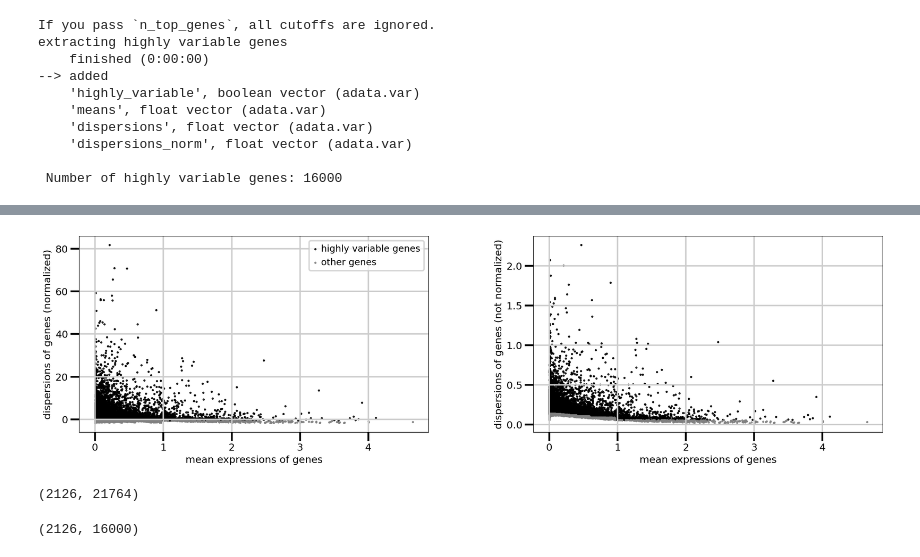
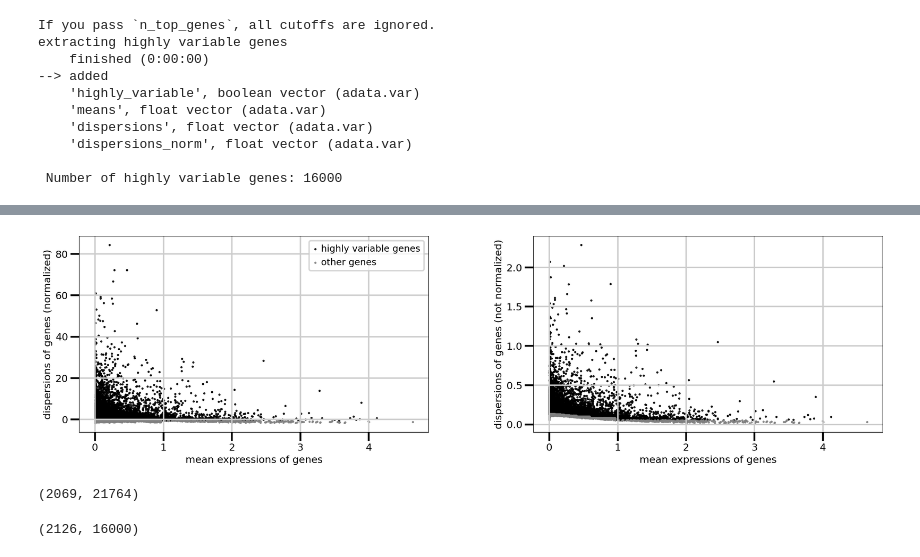
Before and after one commit to ilo21/single_cell_sequencing, a Jupyter notebook: my_new_analysis/campari_II_data_agregation.ipynb, the cells around one changed output, grey strips where cells are left out. Cells and saved outputs as stored; diff of their text form; code cells hidden in the pictures.

```diff
--- a/my_new_analysis/campari_II_data_agregation.ipynb
+++ b/my_new_analysis/campari_II_data_agregation.ipynb
@@ -616,0 +624,35 @@ Number of genes after: 21764
+# %%
+
+# MISSING_GENES = ["Avil", "Syn1"]
+# list of indexes of cells that don't have above genes
+all_zero_indexes = []
+for i,g in enumerate(MISSING_GENES):
+    # find column index of that gene
+    idx = np.where(adata.var['gene_name'] == g)[0][0]
+    print(g,idx)
+    # transform sparce matrix to array to be able to access each cell by index
+    x = adata.X.toarray()
+    zero_expression_indexes = np.where(x[:,idx]==0)[0]
+    print(f"How many cells without gene: {len(zero_expression_indexes)}")
+    if i == 0: # if it is the forst gene on the list, fill the empty list of all_zero_indexes
+        all_zero_indexes.extend(zero_expression_indexes)
+    else: # for subsequent genes, keep the union of indexes
+        all_zero_indexes = list(set(all_zero_indexes).union(set(zero_expression_indexes)))
+# # keep only unique indexes
+# unique_all_zero_indexes = np.asarray(list(set(all_zero_indexes)))
+print(f"\nTotal cells to exclude: {len(all_zero_indexes)}")
+# create a list of true/false values whether to keep the cell or not
+# if the cell index is in the list of zero_expressed, then exclude that cell
+to_exclude_list = [True if i in all_zero_indexes else False for i in range(adata.n_obs)]
+# add that to adata object
+adata.obs['to_exclude'] = to_exclude_list
+# keep only the cells that in the key: to_exclude are false (remove cells that are to exclude)
+selected_adata = adata[adata.obs['to_exclude'] == False,:]
+# double-check if there are any cells with MISSING_GENES left
+print("\nAfter excluding cells")
+for g in MISSING_GENES:
+    idx = np.where(selected_adata.var['gene_name'] == g)[0][0]
+    print(g,idx)
+    x = selected_adata.X.toarray()
+    print(f"How many cells without the gene: {len(np.where(x[:,idx]==0)[0])}")
+selected_adata
@@ -645,4 +727,8 @@ sc.pp.log1p(adata)
 # You can get back an AnnData of the object in .raw by calling .raw.to_adata()
 # If you don’t proceed below with correcting the data with sc.pp.regress_out and scaling it via sc.pp.scale, you can also get away without using .raw at all
 adata.raw = adata
+# %%
+# You can get back an AnnData of the object in .raw by calling .raw.to_adata()
+# If you don’t proceed below with correcting the data with sc.pp.regress_out and scaling it via sc.pp.scale, you can also get away without using .raw at all
+selected_adata.raw = selected_adata
 # %%
@@ -670,13 +771,13 @@ extracting highly variable genes
 # %%
 from matplotlib import rcParams
 
 rcParams['figure.figsize']=(10,5)
-sc.pl.highly_variable_genes(adata)
+sc.pl.highly_variable_genes(selected_adata)
 
-print(adata.shape)
+print(selected_adata.shape)
 # %% [output]
-[figure, old version]
+[figure, new version]
-(2126, 21764)
+(2069, 21764)
 # %%
 adata = adata[:, adata.var.highly_variable] # keep only highly varialble genes
 print(adata.shape)
```
Also changed, not shown: parts of 16 cells of this notebook, 3 other files.
